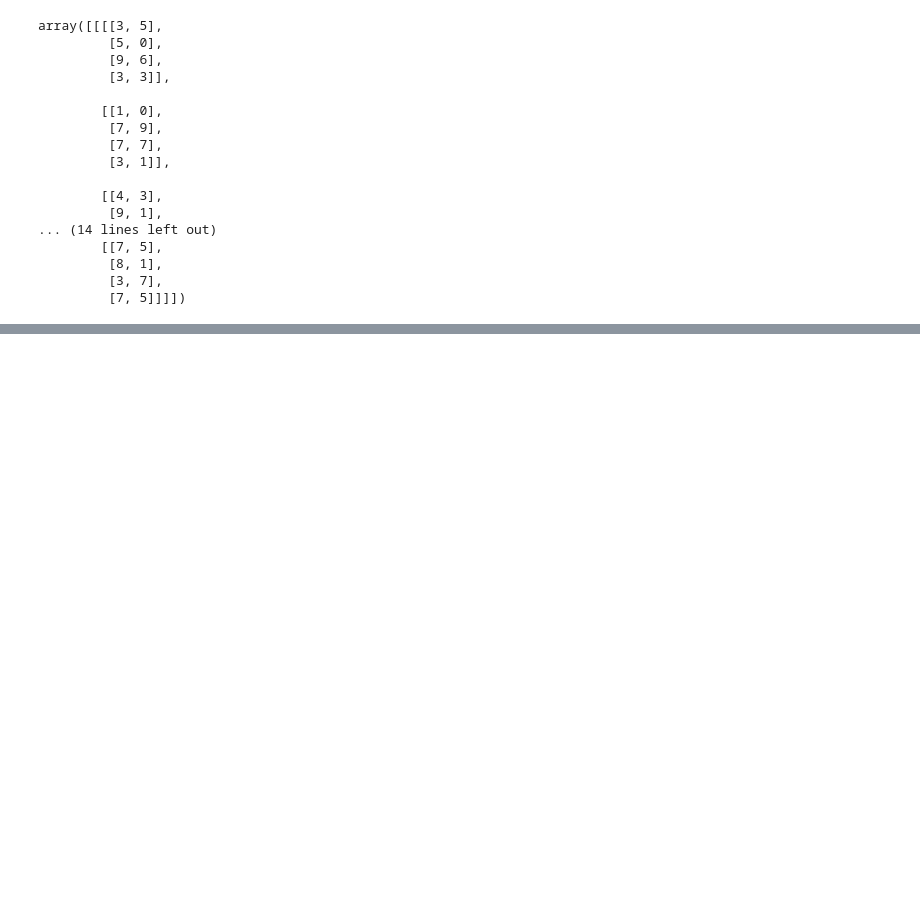
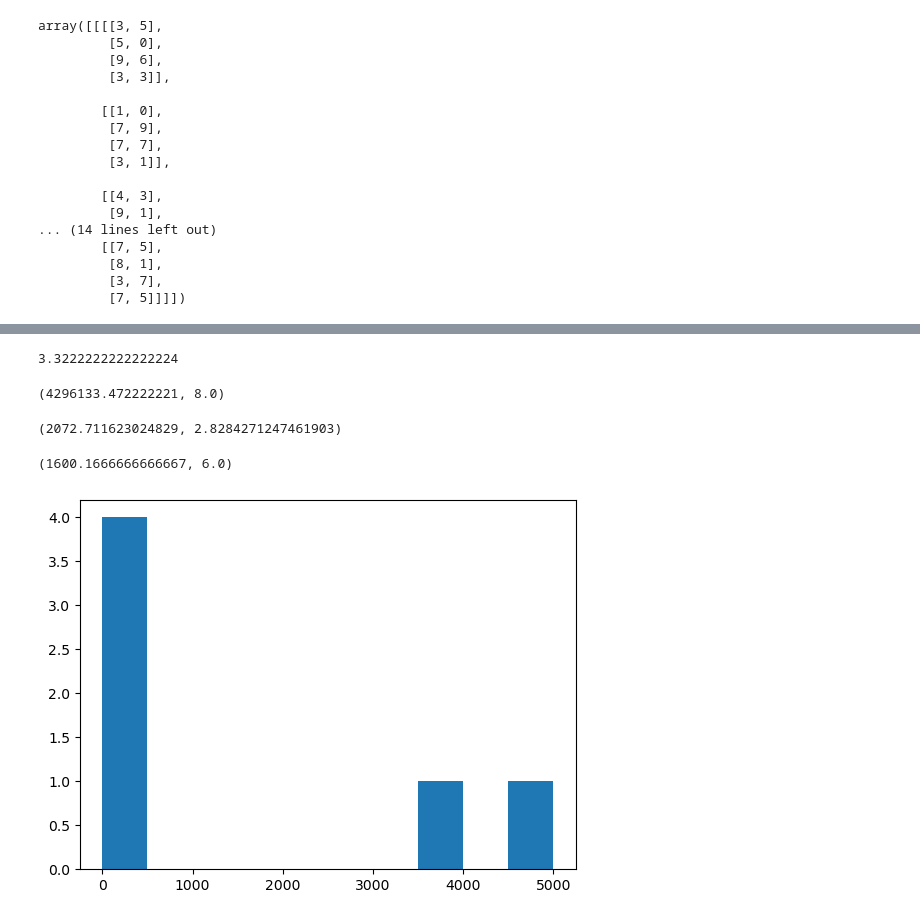
Before and after one commit to abid0-07/Machine-Learning-Basic, a Jupyter notebook: Numpy/Intoduction-to-Numpy.ipynb, the cells around one changed output, grey strips where cells are left out. Cells and saved outputs as stored; diff of their text form; code cells hidden in the pictures; blank space fills up the shorter version.

Commit message:
Images added

```diff
--- a/Numpy/Intoduction-to-Numpy.ipynb
+++ b/Numpy/Intoduction-to-Numpy.ipynb
@@ -286,0 +430,30 @@ array([[[[3, 5, 8, 8],
+# %%
+# variance = measure of the average degree to which each number is different from the mean
+# Higher variance = wider range of numbers
+# Lower variance = lower range of numbers
+
+np.var(a2)
+# %% [output]
+3.3222222222222224
+# %%
+high_var_array = np.array([1,100,200,300,4000,5000])
+low_var_array = np.array([2,4,6,8,10])
+# %%
+np.var(high_var_array),np.var(low_var_array)
+# %% [output]
+(4296133.472222221, 8.0)
+# %%
+np.std(high_var_array), np.std(low_var_array)
+# %% [output]
+(2072.711623024829, 2.8284271247461903)
+# %%
+np.mean(high_var_array),np.mean(low_var_array)
+# %% [output]
+(1600.1666666666667, 6.0)
+# %%
+%matplotlib inline
+import matplotlib.pyplot as plt
+plt.hist(high_var_array)
+plt.show()
+# %% [output]
+[figure, added]
```
Also changed, not shown: parts of 56 cells of this notebook, 3 other files.
